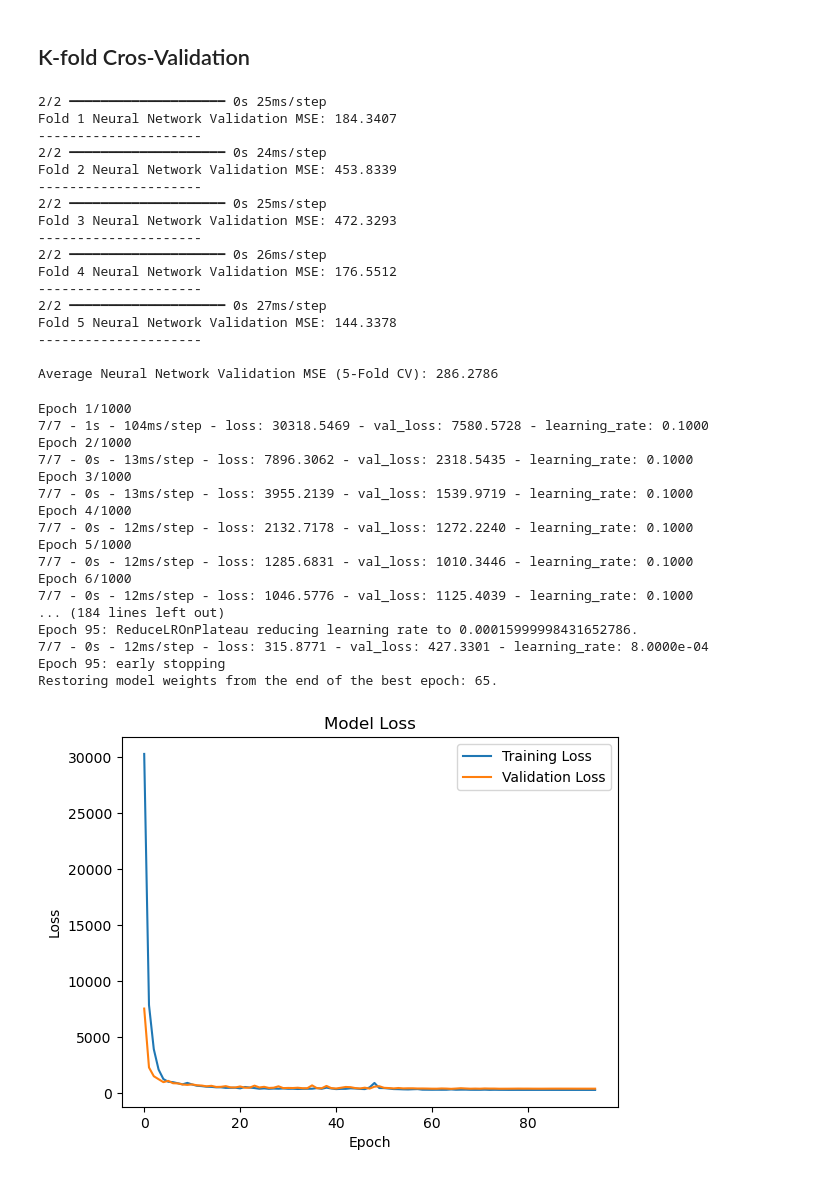
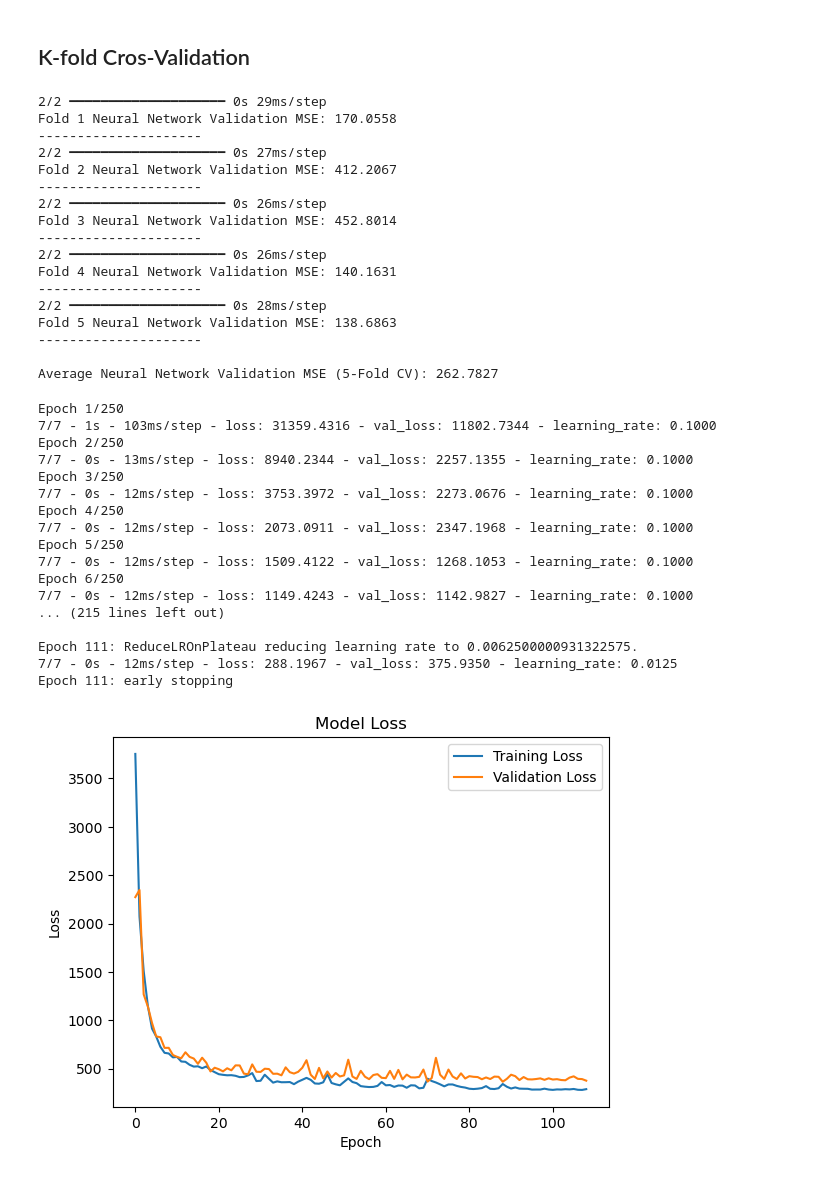
Before and after one commit to ozgucbertug/3DCP-Extrusion-Parameter-Optimization, a Jupyter notebook: data_driven_3dcp.ipynb, the cells around one changed output. Cells and saved outputs as stored; diff of their text form; code cells hidden in the pictures.

```diff
--- a/data_driven_3dcp.ipynb
+++ b/data_driven_3dcp.ipynb
@@ -373,9 +267,8 @@ for train_index, val_index in kf.split(X_train):
     early_stopping = EarlyStopping(monitor='val_loss', patience=20, restore_best_weights=True, verbose=0)
     reduce_lr = ReduceLROnPlateau(monitor='val_loss', factor=0.2, patience=10, min_lr=1e-5, verbose=0)
 
-    history = model_nn.fit(X_tr_fold_scaled, y_tr_fold, epochs=1000, batch_size=32, verbose=0,
-                           validation_data=(X_val_fold_scaled, y_val_fold),
-                           callbacks=[early_stopping, reduce_lr])
+    history = model_nn.fit(X_tr_fold_scaled, y_tr_fold, epochs=250, batch_size=32, verbose=0,
+                           validation_data=(X_val_fold_scaled, y_val_fold), callbacks=[reduce_lr, early_stopping])
 
     # Evaluate the model on the validation fold
     y_val_pred = model_nn.predict(X_val_fold_scaled)
@@ -387,23 +280,23 @@ for train_index, val_index in kf.split(X_train):
     fold += 1
 print(f"\nAverage Neural Network Validation MSE (5-Fold CV): {np.mean(nn_cv_scores):.4f}")
 # %% [output]
-2/2 ━━━━━━━━━━━━━━━━━━━━ 0s 25ms/step
-Fold 1 Neural Network Validation MSE: 184.3407
+2/2 ━━━━━━━━━━━━━━━━━━━━ 0s 29ms/step
+Fold 1 Neural Network Validation MSE: 170.0558
 ---------------------
-2/2 ━━━━━━━━━━━━━━━━━━━━ 0s 24ms/step
-Fold 2 Neural Network Validation MSE: 453.8339
----------------------
-2/2 ━━━━━━━━━━━━━━━━━━━━ 0s 25ms/step
-Fold 3 Neural Network Validation MSE: 472.3293
+2/2 ━━━━━━━━━━━━━━━━━━━━ 0s 27ms/step
+Fold 2 Neural Network Validation MSE: 412.2067
 ---------------------
 2/2 ━━━━━━━━━━━━━━━━━━━━ 0s 26ms/step
-Fold 4 Neural Network Validation MSE: 176.5512
+Fold 3 Neural Network Validation MSE: 452.8014
 ---------------------
-2/2 ━━━━━━━━━━━━━━━━━━━━ 0s 27ms/step
-Fold 5 Neural Network Validation MSE: 144.3378
+2/2 ━━━━━━━━━━━━━━━━━━━━ 0s 26ms/step
+Fold 4 Neural Network Validation MSE: 140.1631
+---------------------
+2/2 ━━━━━━━━━━━━━━━━━━━━ 0s 28ms/step
+Fold 5 Neural Network Validation MSE: 138.6863
 ---------------------
 
-Average Neural Network Validation MSE (5-Fold CV): 286.2786
+Average Neural Network Validation MSE (5-Fold CV): 262.7827
 # %%
 scaler = RobustScaler()
 X_train_scaled = scaler.fit_transform(X_train)
@@ -411,40 +304,40 @@ X_test_scaled  = scaler.transform(X_test)
 
 # Build and train the final NN model with a validation split from the training data
 nn = create_nn_model(input_dim=X_train_scaled.shape[1])
-early_stopping = EarlyStopping(monitor='val_loss', patience=30, restore_best_weights=True, verbose=1)
-reduce_lr = ReduceLROnPlateau(monitor='val_loss', factor=0.2, patience=10, min_lr=1e-5, verbose=1)
+early_stopping = EarlyStopping(monitor='val_loss', patience=20, restore_best_weights=False, verbose=1)
+reduce_lr = ReduceLROnPlateau(monitor='val_loss', factor=0.5, patience=10, min_lr=1e-5, verbose=1)
 
-history = nn.fit(X_train_scaled, y_train, epochs=1000, batch_size=32, verbose=2,
-                             validation_split=0.2, callbacks=[early_stopping, reduce_lr])
+history = nn.fit(X_train_scaled, y_train, epochs=250, batch_size=32, verbose=2,
+                             validation_split=0.2, callbacks=[reduce_lr, early_stopping])
 # %% [output]
-Epoch 1/1000
-7/7 - 1s - 104ms/step - loss: 30318.5469 - val_loss: 7580.5728 - learning_rate: 0.1000
-Epoch 2/1000
-7/7 - 0s - 13ms/step - loss: 7896.3062 - val_loss: 2318.5435 - learning_rate: 0.1000
-Epoch 3/1000
-7/7 - 0s - 13ms/step - loss: 3955.2139 - val_loss: 1539.9719 - learning_rate: 0.1000
-Epoch 4/1000
-7/7 - 0s - 12ms/step - loss: 2132.7178 - val_loss: 1272.2240 - learning_rate: 0.1000
-Epoch 5/1000
-7/7 - 0s - 12ms/step - loss: 1285.6831 - val_loss: 1010.3446 - learning_rate: 0.1000
-Epoch 6/1000
-7/7 - 0s - 12ms/step - loss: 1046.5776 - val_loss: 1125.4039 - learning_rate: 0.1000
-... (184 lines left out)
-Epoch 95: ReduceLROnPlateau reducing learning rate to 0.00015999998431652786.
-7/7 - 0s - 12ms/step - loss: 315.8771 - val_loss: 427.3301 - learning_rate: 8.0000e-04
-Epoch 95: early stopping
-Restoring model weights from the end of the best epoch: 65.
+Epoch 1/250
+7/7 - 1s - 103ms/step - loss: 31359.4316 - val_loss: 11802.7344 - learning_rate: 0.1000
+Epoch 2/250
+7/7 - 0s - 13ms/step - loss: 8940.2344 - val_loss: 2257.1355 - learning_rate: 0.1000
+Epoch 3/250
+7/7 - 0s - 12ms/step - loss: 3753.3972 - val_loss: 2273.0676 - learning_rate: 0.1000
+Epoch 4/250
+7/7 - 0s - 12ms/step - loss: 2073.0911 - val_loss: 2347.1968 - learning_rate: 0.1000
+Epoch 5/250
+7/7 - 0s - 12ms/step - loss: 1509.4122 - val_loss: 1268.1053 - learning_rate: 0.1000
+Epoch 6/250
+7/7 - 0s - 12ms/step - loss: 1149.4243 - val_loss: 1142.9827 - learning_rate: 0.1000
+... (215 lines left out)
+
+Epoch 111: ReduceLROnPlateau reducing learning rate to 0.0062500000931322575.
+7/7 - 0s - 12ms/step - loss: 288.1967 - val_loss: 375.9350 - learning_rate: 0.0125
+Epoch 111: early stopping
 # %%
 # Plot training history
-plt.plot(history.history['loss'], label='Training Loss')
-plt.plot(history.history['val_loss'], label='Validation Loss')
+plt.plot(history.history['loss'][2:], label='Training Loss')
+plt.plot(history.history['val_loss'][2:], label='Validation Loss')
 plt.title('Model Loss')
 plt.ylabel('Loss')
 plt.xlabel('Epoch')
 plt.legend()
 plt.show()
 # %% [output]
-[figure, old version]
+[figure, new version]
 # %%
 # Evaluate on the test set
 y_test_pred = nn.predict(X_test_scaled)
```
Also changed, not shown: parts of 7 cells of this notebook.
